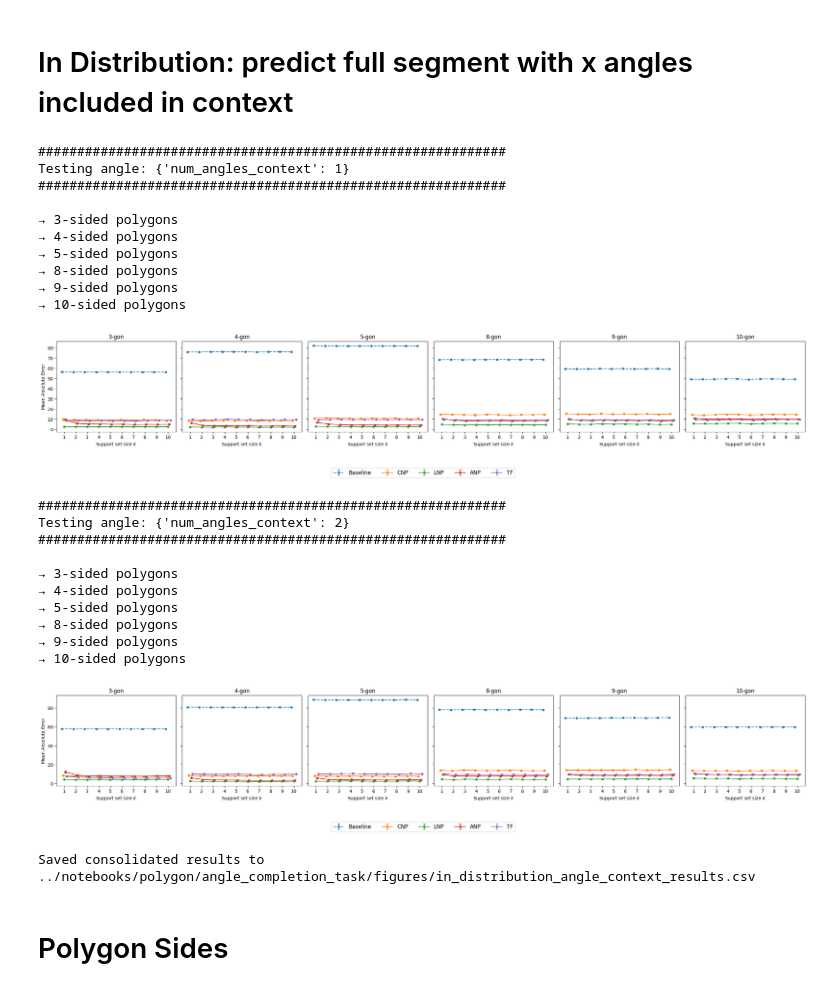
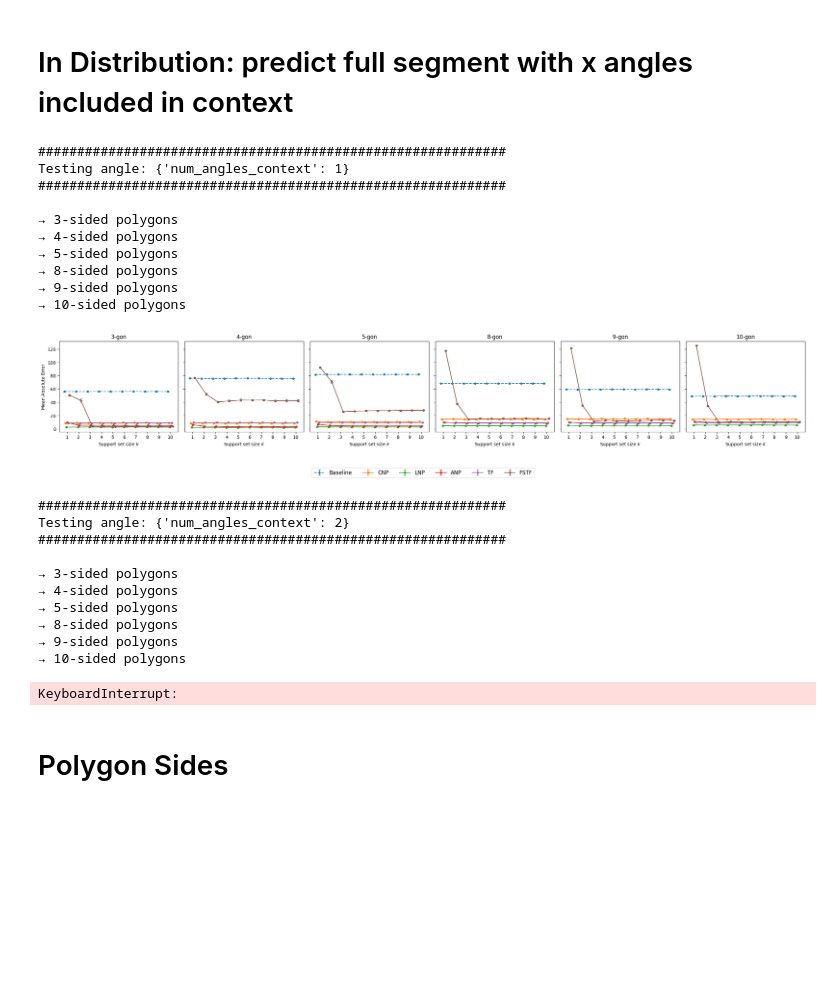
Before and after one commit to Fox4Song/fyp, a Jupyter notebook: notebooks/polygon/angle_completion_task/angle_completion_eval.ipynb, the cells around one changed output. Drawn from its saved outputs; the diff is of its cells as text; code cells hidden in the pictures; blank space fills up the shorter version.

```diff
--- a/notebooks/polygon/angle_completion_task/angle_completion_eval.ipynb
+++ b/notebooks/polygon/angle_completion_task/angle_completion_eval.ipynb
@@ -512,10 +519,10 @@ for angle_cfg in angle_configs:
 
         results[s]["mae"], results[s]["mae_std"] = mae, mae_std
 
-        for model_name in ['Baseline', 'CNP', 'LNP', 'ANP', 'TF']:
+        for model_name in ['Baseline', 'CNP', 'LNP', 'ANP', 'TF', 'FSTF']:
             for k in context_sizes:
-                m  = results[s]['mae'][model_name][k]["mae"]
-                sd = results[s]['mae_std'][ model_name][k]["mae"]
+                m  = results[s]['mae'][model_name][k]["mae"] * 180
+                sd = results[s]['mae_std'][ model_name][k]["mae"] * 180
                 all_rows.append({
                     'num_angles':  angle_cfg['num_angles'],
                     'side_count':  s,
@@ -531,7 +538,7 @@ for angle_cfg in angle_configs:
         ('LNP',  '-o'),
         ('ANP', '-o'),
         ('TF',  '-o'),
-        # ('FSTF', '-o'),
+        ('FSTF', '-o'),
     ]
 
     ncols = len(sides)
@@ -580,7 +587,7 @@ for angle_cfg in angle_configs:
     )
 
     fig.tight_layout(rect=[0,0.05,1,1])
-    if angle_cfg['num_angles'] is None:
+    if angle_cfg['num_angles'] == 3:
         fig.savefig(f"../notebooks/polygon/angle_completion_task/figures/in_distribution_{angle_cfg['num_angles']}.pdf",
                     bbox_inches='tight',)
     else:
@@ -677,10 +684,10 @@ for angle_cfg in angle_configs:
 
         results[s]["mae"], results[s]["mae_std"] = mae, mae_std
 
-        for model_name in ['Baseline', 'CNP', 'LNP', 'ANP', 'TF']:
+        for model_name in ['Baseline', 'CNP', 'LNP', 'ANP', 'TF', 'FSTF']:
             for k in context_sizes:
-                m  = results[s]['mae'][model_name][k]["mae"]
-                sd = results[s]['mae_std'][ model_name][k]["mae"]
+                m  = results[s]['mae'][model_name][k]["mae"] * 180
+                sd = results[s]['mae_std'][ model_name][k]["mae"] * 180
                 all_rows.append({
                     'num_angles_context':  angle_cfg['num_angles_context'],
                     'side_count':  s,
@@ -696,7 +703,7 @@ for angle_cfg in angle_configs:
         ('LNP',  '-o'),
         ('ANP', '-o'),
         ('TF',  '-o'),
-        # ('FSTF', '-o'),
+        ('FSTF', '-o'),
     ]
 
     ncols = len(sides)
@@ -738,35 +745,35 @@ for angle_cfg in angle_configs:
     # one legend for all
     fig.legend(
         [m for m,_ in model_plotting],
         loc='upper center',
         ncol=len(model_plotting),
         bbox_to_anchor=(0.5, -0.05),
         fontsize=12,
     )
 
     fig.tight_layout(rect=[0,0.05,1,1])
-    if angle_cfg['num_angles_context'] is None:
+    if angle_cfg['num_angles_context'] == 2:
         fig.savefig(f"../notebooks/polygon/angle_completion_task/figures/in_distribution_angle_context_{angle_cfg['num_angles_context']}.pdf",
                     bbox_inches='tight',)
     else:
         fig.savefig(f"../notebooks/polygon/angle_completion_task/figures/in_distribution_angle_context_{angle_cfg['num_angles_context']}.pdf")
     plt.show()
 
 df = pd.DataFrame(all_rows)
 df.to_csv('../notebooks/polygon/angle_completion_task/figures/in_distribution_angle_context_results.csv', index=False)
 print(f"Saved consolidated results to ../notebooks/polygon/angle_completion_task/figures/in_distribution_angle_context_results.csv")
 # %% [output]
 ############################################################
 Testing angle: {'num_angles_context': 1}
 ############################################################
 
 → 3-sided polygons
 → 4-sided polygons
 → 5-sided polygons
 → 8-sided polygons
 → 9-sided polygons
 → 10-sided polygons
-[figure, old version]
+[figure, new version]
 ############################################################
 Testing angle: {'num_angles_context': 2}
 ############################################################
@@ -777,8 +784,7 @@ Testing angle: {'num_angles_context': 2}
 → 8-sided polygons
 → 9-sided polygons
 → 10-sided polygons
-[figure, removed]
-Saved consolidated results to ../notebooks/polygon/angle_completion_task/figures/in_distribution_angle_context_results.csv
+KeyboardInterrupt:
 # %% [markdown]
 # Polygon Sides
 # %%
```
Also changed, not shown: parts of 6 cells of this notebook, 1 other file.
